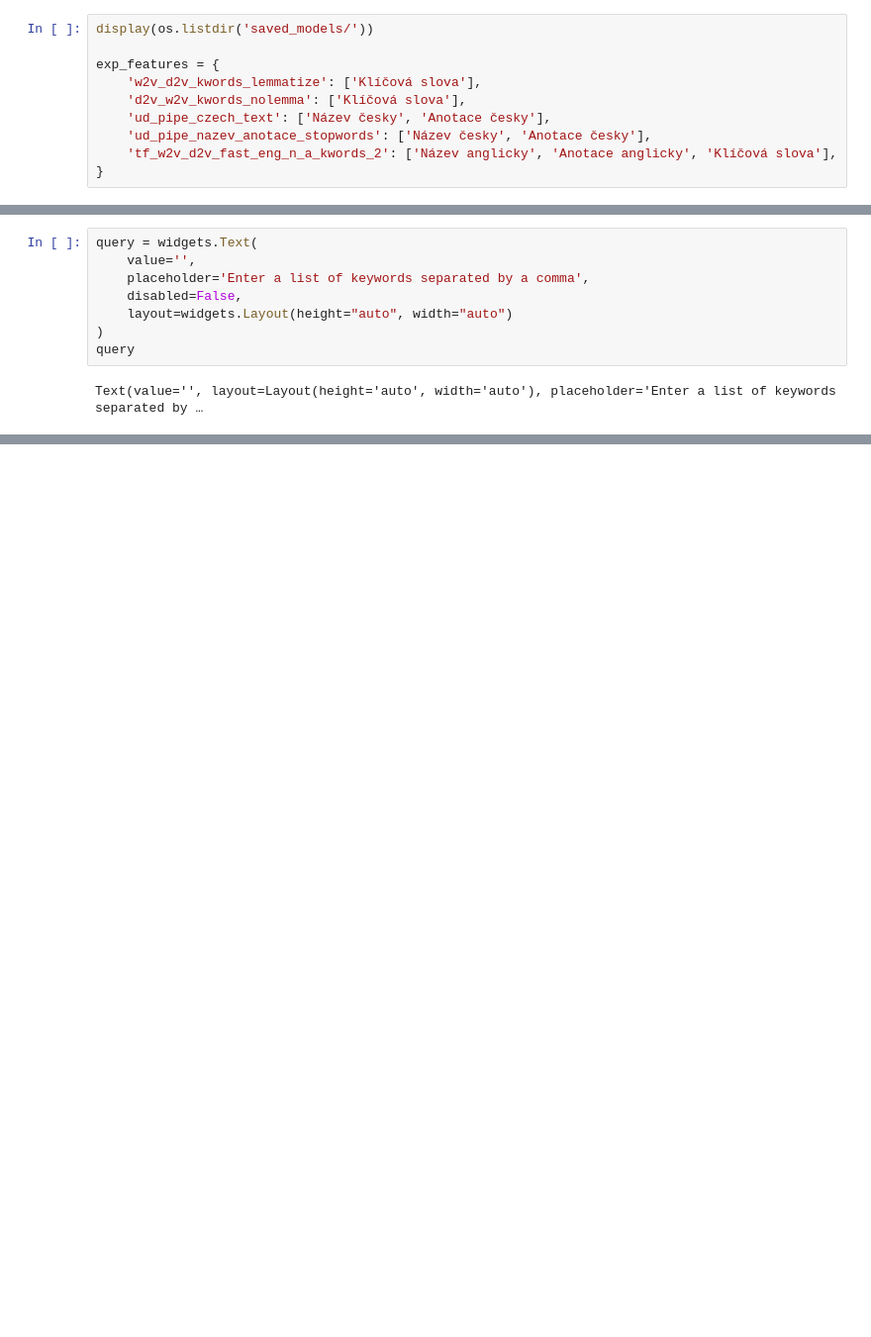
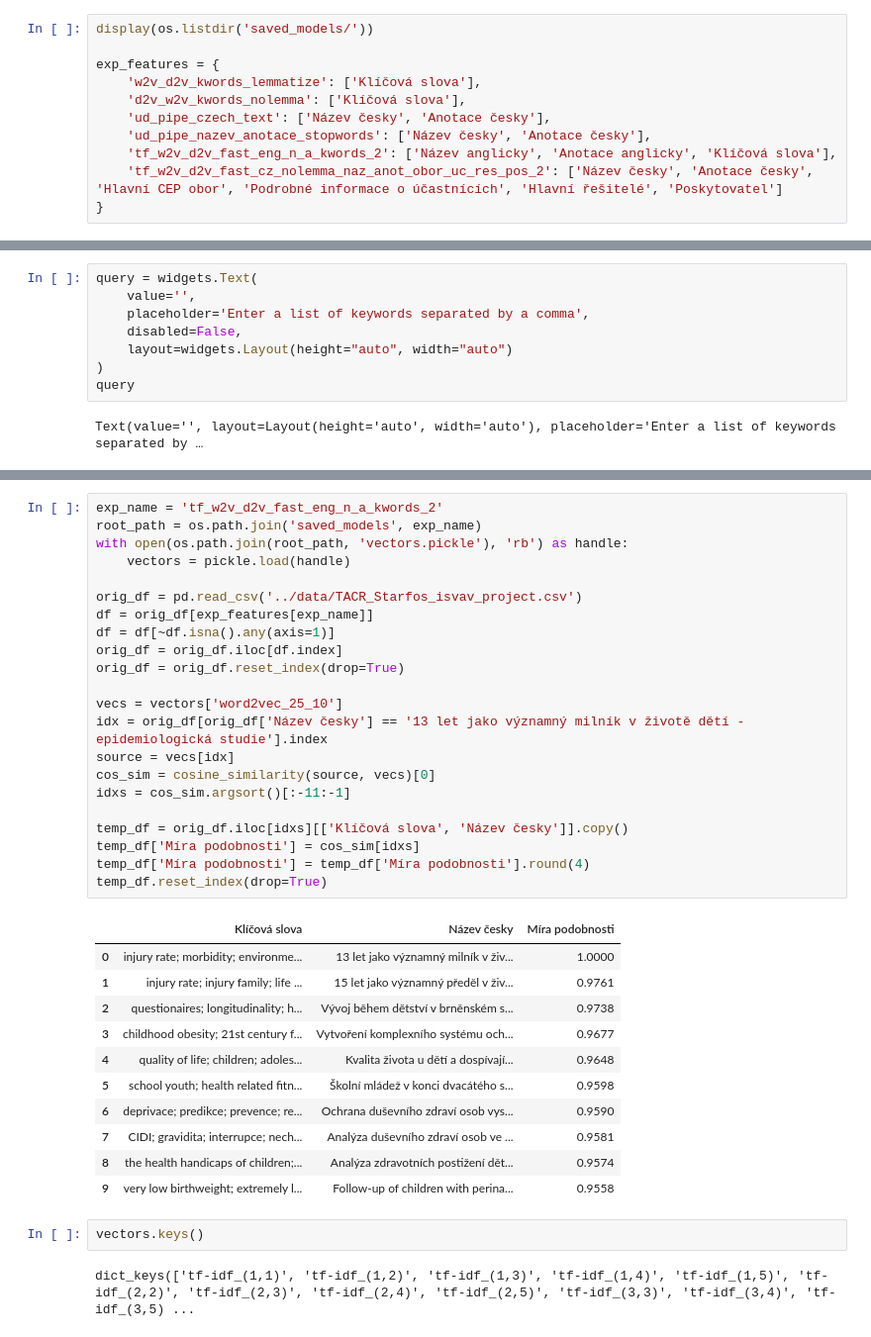
Before and after one commit to Fassty/mff, a Jupyter notebook: bachelor_thesis/notebooks/[Experiment] Project Similiarity.ipynb, the cells around one changed output, grey strips where cells are left out. Shown at 99% size. Cells and saved outputs as stored; diff of their text form; blank space fills up the shorter version.

```diff
--- a/bachelor_thesis/notebooks/[Experiment] Project Similiarity.ipynb
+++ b/bachelor_thesis/notebooks/[Experiment] Project Similiarity.ipynb
@@ -24,6 +26,7 @@ exp_features = {
     'ud_pipe_czech_text': ['Název česky', 'Anotace česky'],
     'ud_pipe_nazev_anotace_stopwords': ['Název česky', 'Anotace česky'],
     'tf_w2v_d2v_fast_eng_n_a_kwords_2': ['Název anglicky', 'Anotace anglicky', 'Klíčová slova'],
+    'tf_w2v_d2v_fast_cz_nolemma_naz_anot_obor_uc_res_pos_2': ['Název česky', 'Anotace česky', 'Hlavní CEP obor', 'Podrobné informace o účastnících', 'Hlavní řešitelé', 'Poskytovatel']
 }
 # %% [output]
 ['w2v_d2v_kwords_lemmatize',
@@ -91,0 +216,38 @@ Doc2Vec(dm/m,d200,n5,hs,w5,s0.001,t8)
+# %%
+exp_name = 'tf_w2v_d2v_fast_eng_n_a_kwords_2'
+root_path = os.path.join('saved_models', exp_name)
+with open(os.path.join(root_path, 'vectors.pickle'), 'rb') as handle:
+    vectors = pickle.load(handle)
+
+orig_df = pd.read_csv('../data/TACR_Starfos_isvav_project.csv')
+df = orig_df[exp_features[exp_name]]
+df = df[~df.isna().any(axis=1)]
+orig_df = orig_df.iloc[df.index]
+orig_df = orig_df.reset_index(drop=True)
+
+vecs = vectors['word2vec_25_10']
+idx = orig_df[orig_df['Název česky'] == '13 let jako významný milník v životě dětí - epidemiologická studie'].index
+source = vecs[idx]
+cos_sim = cosine_similarity(source, vecs)[0]
+idxs = cos_sim.argsort()[:-11:-1]
+
+temp_df = orig_df.iloc[idxs][['Klíčová slova', 'Název česky']].copy()
+temp_df['Míra podobnosti'] = cos_sim[idxs]
+temp_df['Míra podobnosti'] = temp_df['Míra podobnosti'].round(4)
+temp_df.reset_index(drop=True)
+# %% [output]
+|  | Klíčová slova | Název česky | Míra podobnosti |
+| 0 | injury rate; morbidity; environme... | 13 let jako významný milník v živ... | 1.0000 |
+| 1 | injury rate; injury family; life ... | 15 let jako významný předěl v živ... | 0.9761 |
+| 2 | questionaires; longitudinality; h... | Vývoj během dětství v brněnském s... | 0.9738 |
+| 3 | childhood obesity; 21st century f... | Vytvoření komplexního systému och... | 0.9677 |
+| 4 | quality of life; children; adoles... | Kvalita života u dětí a dospívají... | 0.9648 |
+| 5 | school youth; health related fitn... | Školní mládež v konci dvacátého s... | 0.9598 |
+| 6 | deprivace; predikce; prevence; re... | Ochrana duševního zdraví osob vys... | 0.9590 |
+| 7 | CIDI; gravidita; interrupce; nech... | Analýza duševního zdraví osob ve ... | 0.9581 |
+| 8 | the health handicaps of children;... | Analýza zdravotních postižení dět... | 0.9574 |
+| 9 | very low birthweight; extremely l... | Follow-up of children with perina... | 0.9558 |
+# %%
+vectors.keys()
+# %% [output]
+dict_keys(['tf-idf_(1,1)', 'tf-idf_(1,2)', 'tf-idf_(1,3)', 'tf-idf_(1,4)', 'tf-idf_(1,5)', 'tf-idf_(2,2)', 'tf-idf_(2,3)', 'tf-idf_(2,4)', 'tf-idf_(2,5)', 'tf-idf_(3,3)', 'tf-idf_(3,4)', 'tf-idf_(3,5) ...
```
Also changed, not shown: parts of 4 cells of this notebook, 27 other files.
